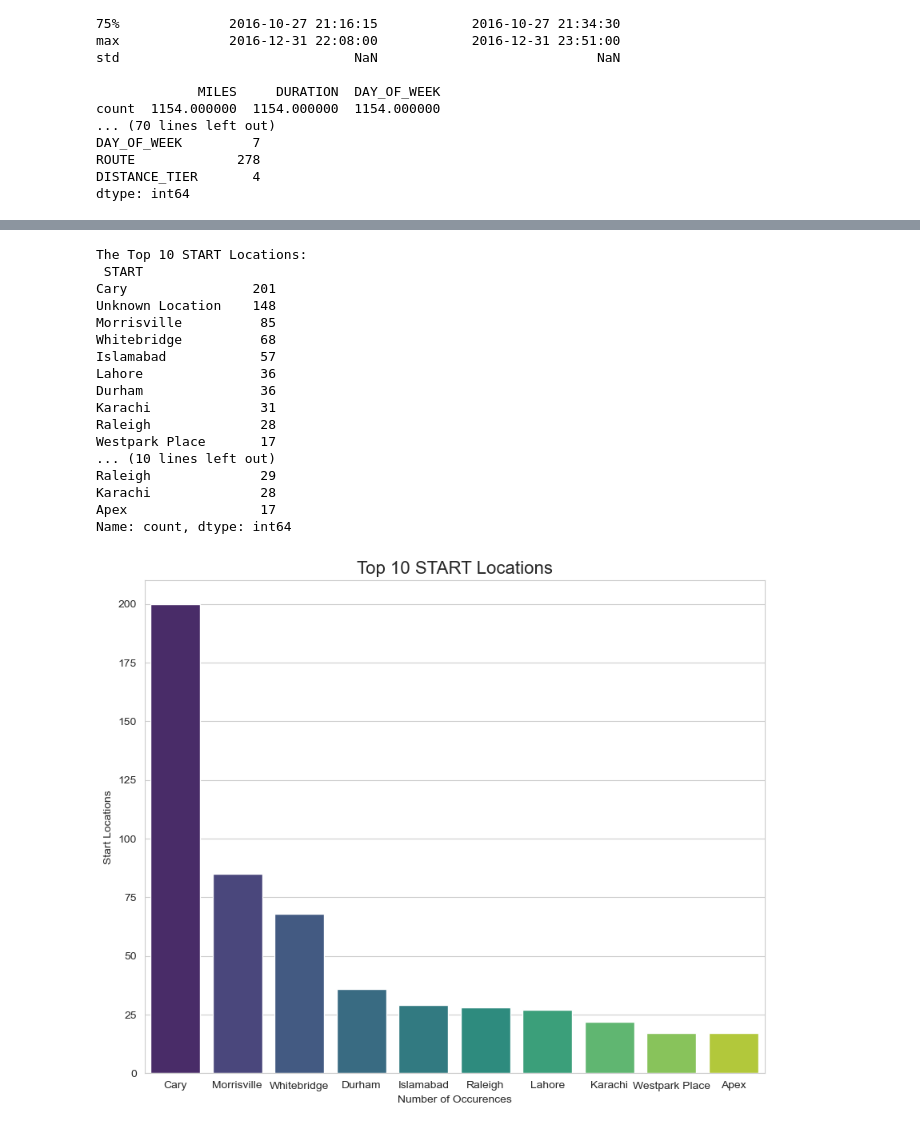
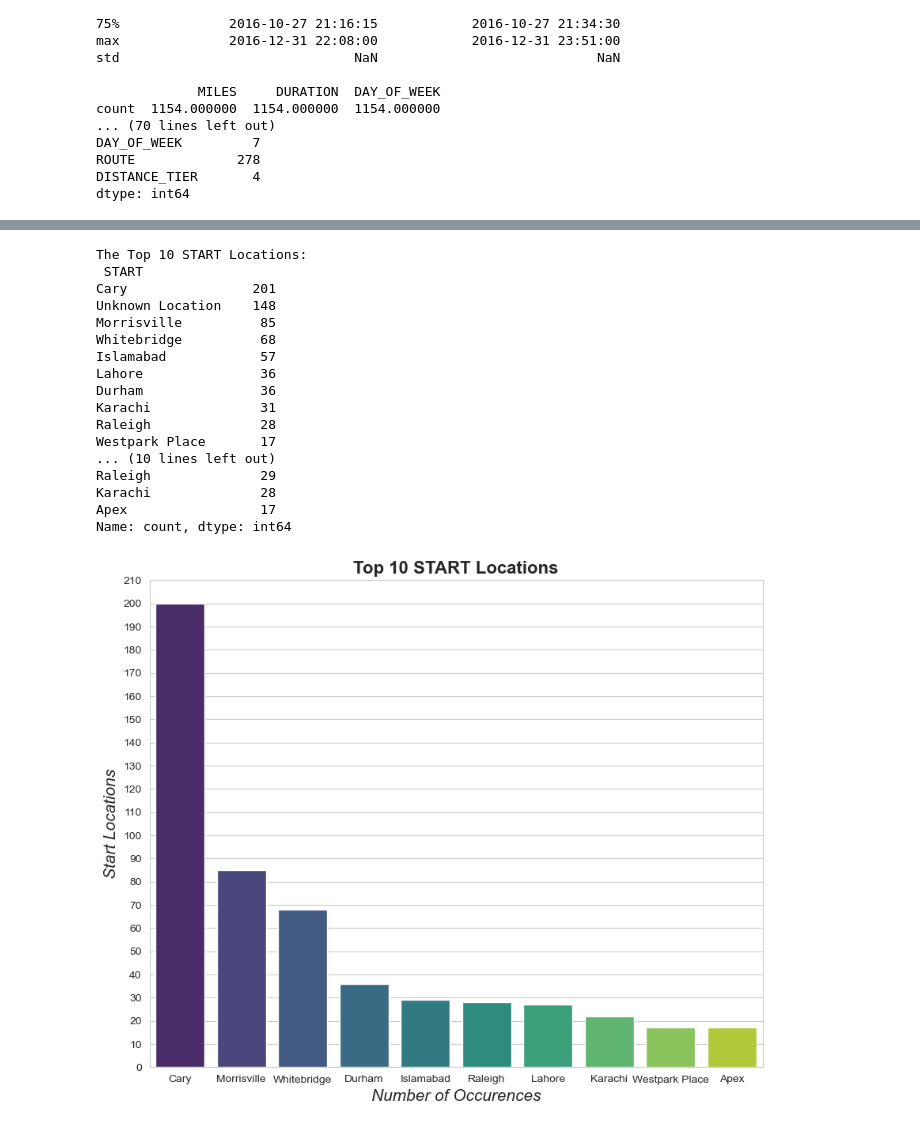
Before and after one commit to mixedethan/uber-data-analysis, a Jupyter notebook: uber_analysis.ipynb, the cells around one changed output, grey strips where cells are left out. Drawn from its saved outputs; the diff is of its cells as text; code cells hidden in the pictures.

```diff
--- a/uber_analysis.ipynb
+++ b/uber_analysis.ipynb
@@ -392,40 +392,41 @@ print('The Top 10 STOP Locations:\n', stop_counts)
 # START Top 10
 # excluding 'Unknown Location'
 top_start_counts = df_locations_cleaned['START'].value_counts().head(10)
 plt.figure(figsize=(10,8))
-# start_counts.plot(kind='barh', color=sns.color_palette('viridis'))
-sns.barplot(x=top_start_counts.index, y=top_start_counts.values, palette='viridis')
-plt.title('Top 10 START Locations', fontsize=16)
-plt.xlabel('Number of Occurences')
-plt.ylabel('Start Locations')
+start_bp = sns.barplot(x=top_start_counts.index, y=top_start_counts.values, palette='viridis')
+start_bp.set_yticks(range(0, 220, 10))
+plt.title('Top 10 START Locations', fontsize=16, weight='bold')
+plt.xlabel('Number of Occurences', fontstyle='italic', size=15)
+plt.ylabel('Start Locations', fontstyle='italic', size=15)
 plt.show()
 
 
 # STOP Top 10
 # excluding 'Unknown Location'
 top_stop_counts = df_locations_cleaned['STOP'].value_counts().head(10)
 plt.figure(figsize=(10,8))
-sns.barplot(x=top_stop_counts.index, y=top_stop_counts)
-plt.title('Top 10 STOP Locations', fontsize=16)
-plt.xlabel('Number of Occurences')
-plt.ylabel('Stop Locations')
+stop_bp = sns.barplot(x=top_stop_counts.index, y=top_stop_counts)
+stop_bp.set_yticks(range(0, 220, 10))
+plt.title('Top 10 STOP Locations', fontsize=16, weight='bold')
+plt.xlabel('Number of Occurences', fontstyle='italic', size=15)
+plt.ylabel('Stop Locations', fontstyle='italic', size=15)
 plt.show()
 # %% [output]
 The Top 10 START Locations:
  START
 Cary                201
 Unknown Location    148
 Morrisville          85
 Whitebridge          68
 Islamabad            57
 Lahore               36
 Durham               36
 Karachi              31
 Raleigh              28
 Westpark Place       17
 ... (10 lines left out)
 Raleigh              29
 Karachi              28
 Apex                 17
 Name: count, dtype: int64
-[figure, old version]
+[figure, new version]
```
Also changed, not shown: parts of 8 cells of this notebook.
